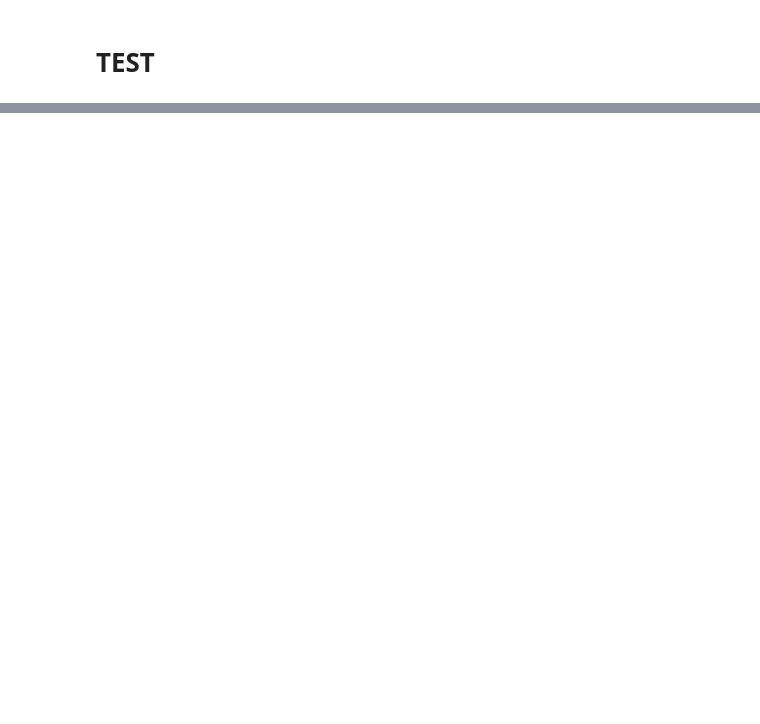
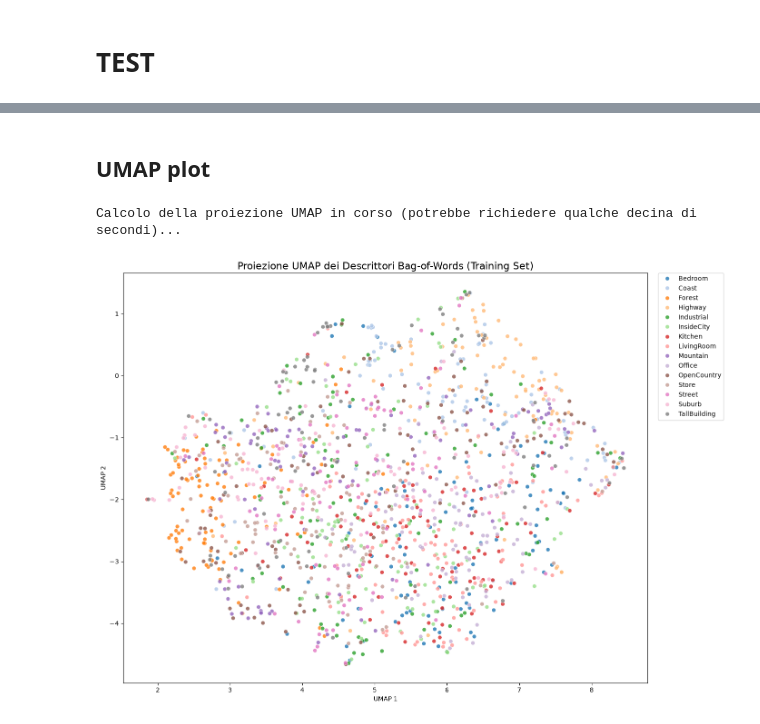
Before and after one commit to RebertoUNI/Computer-vision, a Jupyter notebook: CodeCV.ipynb, the cells around one changed output, grey strips where cells are left out. Cells and saved outputs as stored; diff of their text form; code cells hidden in the pictures; blank space fills up the shorter version.

```diff
--- a/CodeCV.ipynb
+++ b/CodeCV.ipynb
@@ -371,4 +371,52 @@ Fatto! Matrice X_train creata con forma: (1500, 100)
 Array y_train delle etichette creato con forma: (1500,)
+# %% [markdown]
+## UMAP plot
+# %%
+import umap
+import matplotlib.pyplot as plt
+import seaborn as sns
+import pandas as pd
+
+# 1. Inizializziamo il riduttore UMAP a 2 dimensioni
+# random_state assicura che il grafico sia riproducibile ad ogni esecuzione
+reducer = umap.UMAP(n_components=2, random_state=42)
+
+print("Calcolo della proiezione UMAP in corso (potrebbe richiedere qualche decina di secondi)...")
+
+# 2. Riduciamo la dimensionalità dei dati di training
+X_train_umap = reducer.fit_transform(X_train)
+
+# 3. Creiamo un DataFrame Pandas per semplificare il plotting con Seaborn
+df_umap = pd.DataFrame({
+    'UMAP 1': X_train_umap[:, 0],
+    'UMAP 2': X_train_umap[:, 1],
+    'Categoria': y_train
+})
+
+# 4. Creiamo il grafico a dispersione (scatter plot)
+plt.figure(figsize=(14, 10))
+
+# Usiamo seaborn per colorare automaticamente in base all'etichetta (hue)
+# 'tab20' fornisce abbastanza colori distinti per le tue 15 classi
+sns.scatterplot(
+    data=df_umap,
+    x='UMAP 1',
+    y='UMAP 2',
+    hue='Categoria',
+    palette='tab20',
+    s=40,          # dimensione dei punti
+    alpha=0.8      # trasparenza per visualizzare punti sovrapposti
+)
+
+plt.title("Proiezione UMAP dei Descrittori Bag-of-Words (Training Set)", fontsize=16)
+
+# Spostiamo la legenda fuori dal grafico per non coprire i dati
+plt.legend(bbox_to_anchor=(1.02, 1), loc='upper left', borderaxespad=0.)
+plt.tight_layout()
+plt.show()
+# %% [output]
+Calcolo della proiezione UMAP in corso (potrebbe richiedere qualche decina di secondi)...
+[figure, added]
 # %%
 print("Generazione degli istogrammi per il TEST set...")
 
```
Also changed, not shown: parts of 10 cells of this notebook, 2 other files.
